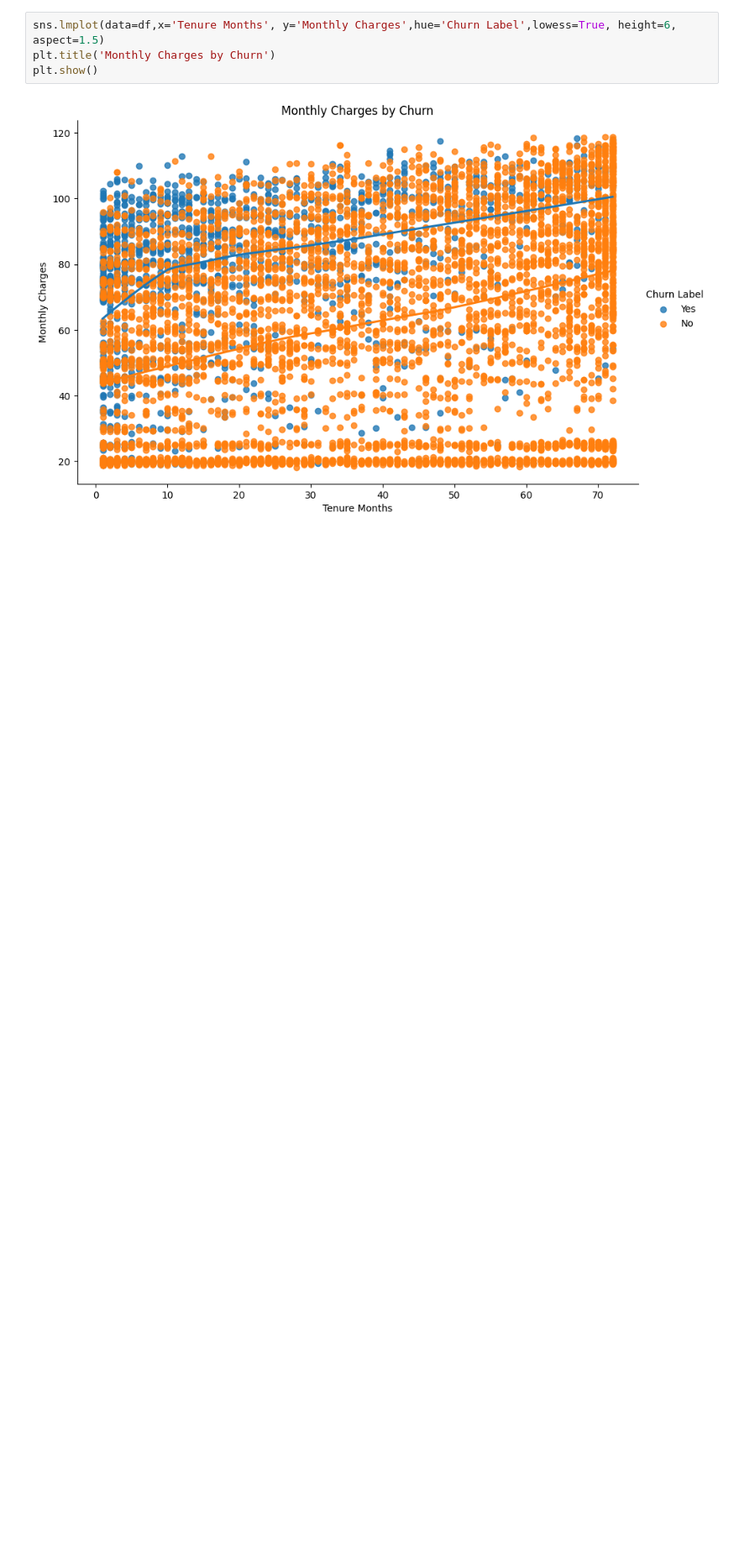
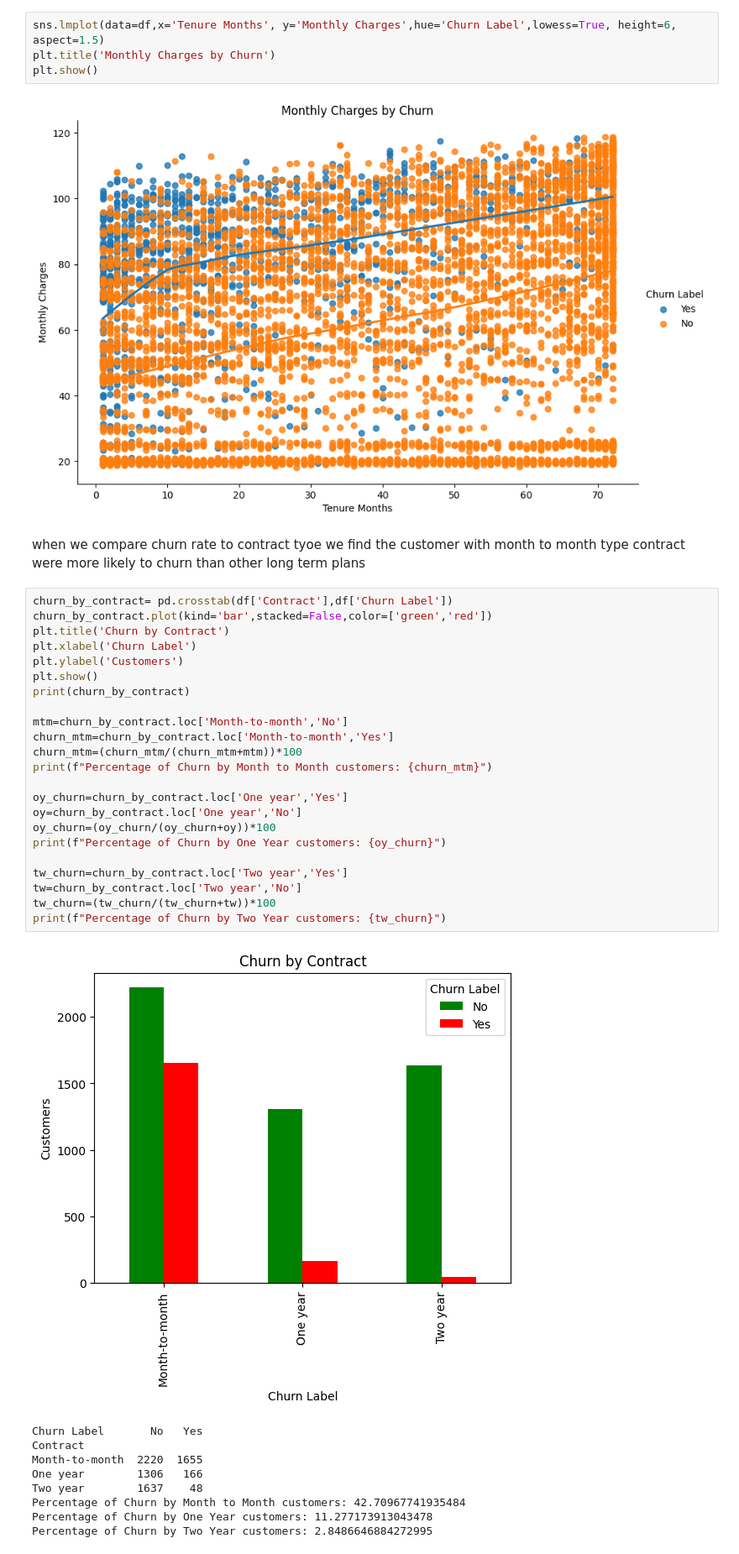
Before and after one commit to Zia-Ul-Hasan/Churn-Prediction-IBM-telco, a Jupyter notebook: EDA_Churn.ipynb, the cells around one changed output. Shown at 84% size. Saved outputs shown, nothing was run; the diff lists cells and outputs as text; blank space fills up the shorter version.

```diff
--- a/EDA_Churn.ipynb
+++ b/EDA_Churn.ipynb
@@ -127,3 +125,38 @@ plt.title('Monthly Charges by Churn')
 plt.show()
 # %% [output]
 [figure]
+# %% [markdown]
+when we compare churn rate to contract tyoe we find the  customer with month to month type contract were more likely to churn than other long term plans
+# %%
+churn_by_contract= pd.crosstab(df['Contract'],df['Churn Label'])
+churn_by_contract.plot(kind='bar',stacked=False,color=['green','red'])
+plt.title('Churn by Contract')
+plt.xlabel('Churn Label')
+plt.ylabel('Customers')
+plt.show()
+print(churn_by_contract)
+
+mtm=churn_by_contract.loc['Month-to-month','No']
+churn_mtm=churn_by_contract.loc['Month-to-month','Yes']
+churn_mtm=(churn_mtm/(churn_mtm+mtm))*100
+print(f"Percentage of Churn by Month to Month customers: {churn_mtm}")
+
+oy_churn=churn_by_contract.loc['One year','Yes']
+oy=churn_by_contract.loc['One year','No']
+oy_churn=(oy_churn/(oy_churn+oy))*100
+print(f"Percentage of Churn by One Year customers: {oy_churn}")
+
+tw_churn=churn_by_contract.loc['Two year','Yes']
+tw=churn_by_contract.loc['Two year','No']
+tw_churn=(tw_churn/(tw_churn+tw))*100
+print(f"Percentage of Churn by Two Year customers: {tw_churn}")
+# %% [output]
+[figure, added]
+Churn Label       No   Yes
+Contract
+Month-to-month  2220  1655
+One year        1306   166
+Two year        1637    48
+Percentage of Churn by Month to Month customers: 42.70967741935484
+Percentage of Churn by One Year customers: 11.277173913043478
+Percentage of Churn by Two Year customers: 2.8486646884272995
```
Also changed, not shown: parts of 8 cells of this notebook.
